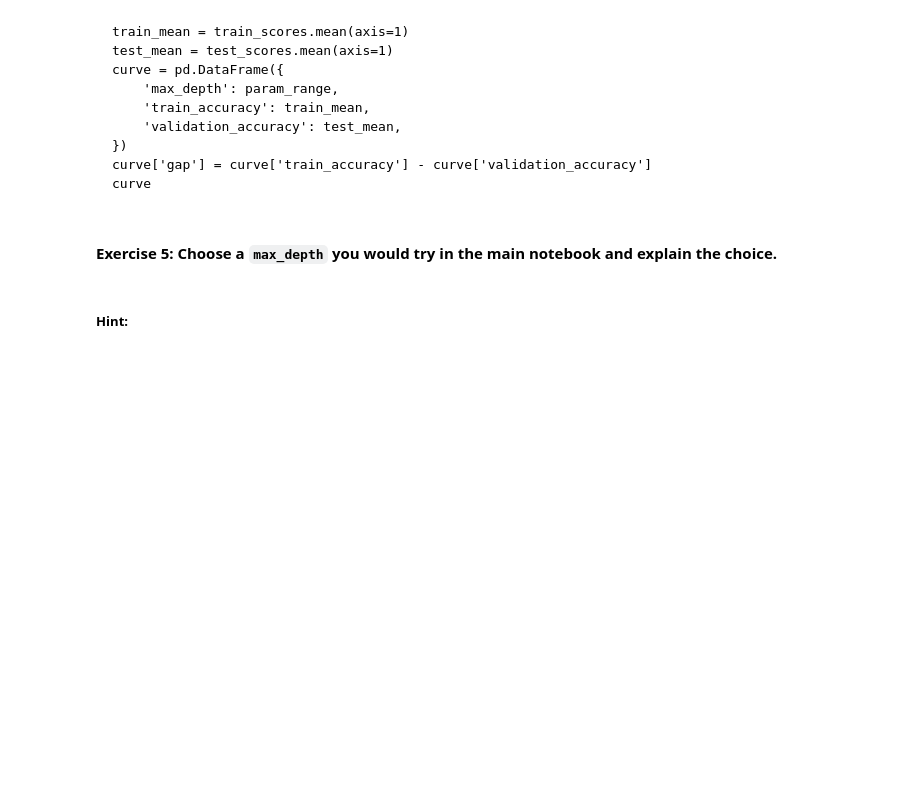
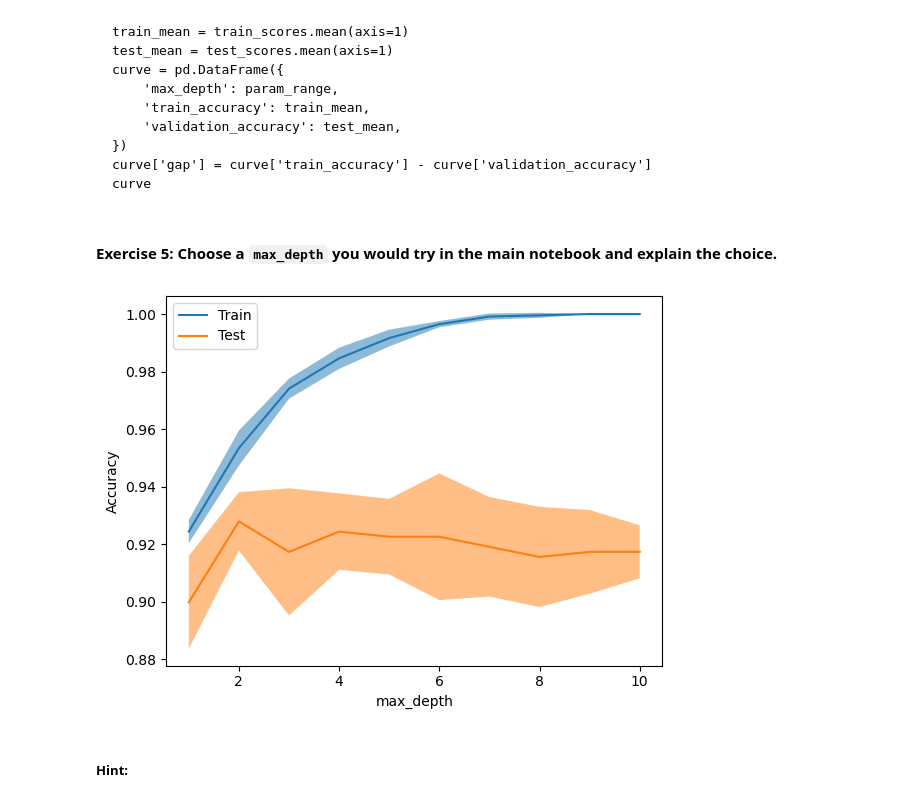
Before and after one commit to Cooljoe67/ML_DSAI, a Jupyter notebook: SML_Day_04_Warmup__Regularization.ipynb, the cells around one changed output. Drawn from its saved outputs; the diff is of its cells as text; code cells hidden in the pictures; blank space fills up the shorter version.

```diff
--- a/SML_Day_04_Warmup__Regularization.ipynb
+++ b/SML_Day_04_Warmup__Regularization.ipynb
@@ -38,3 +45,6 @@ These are both used in today's main notebook.
+# %%
+import numpy as np
+param_range = np.arange(1, 11)
 # %% [markdown]
 ##### Hint:
 # %% [markdown]
@@ -90,3 +120,8 @@ curve
+# %%
+from sklearn.model_selection import ValidationCurveDisplay
+display = ValidationCurveDisplay.from_estimator(DecisionTreeClassifier(), X, y, param_name="max_depth", param_range=param_range, scoring="accuracy")
+# %% [output]
+[figure, added]
 # %% [markdown]
 ##### Hint:
 # %% [markdown]
```
Also changed, not shown: parts of 9 cells of this notebook, 1 other file.
